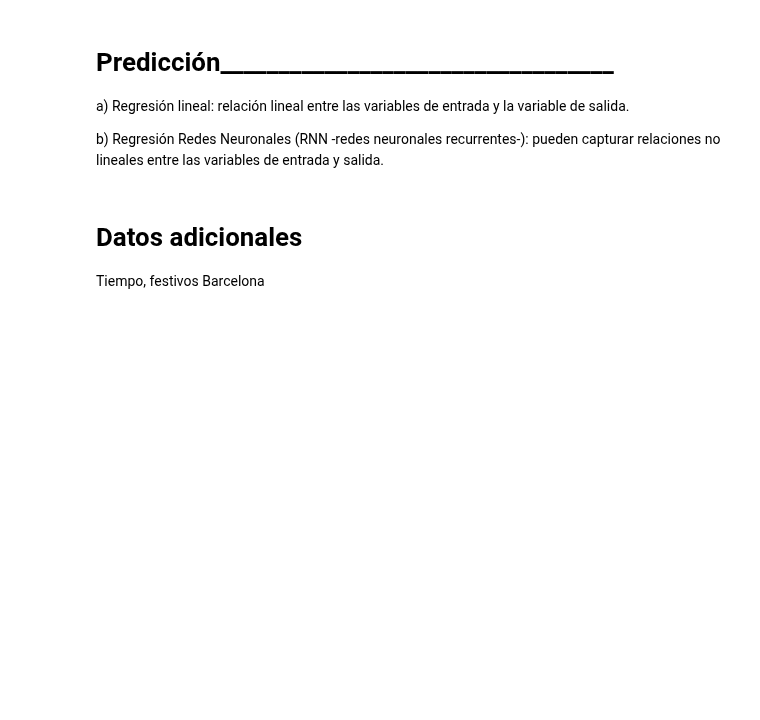
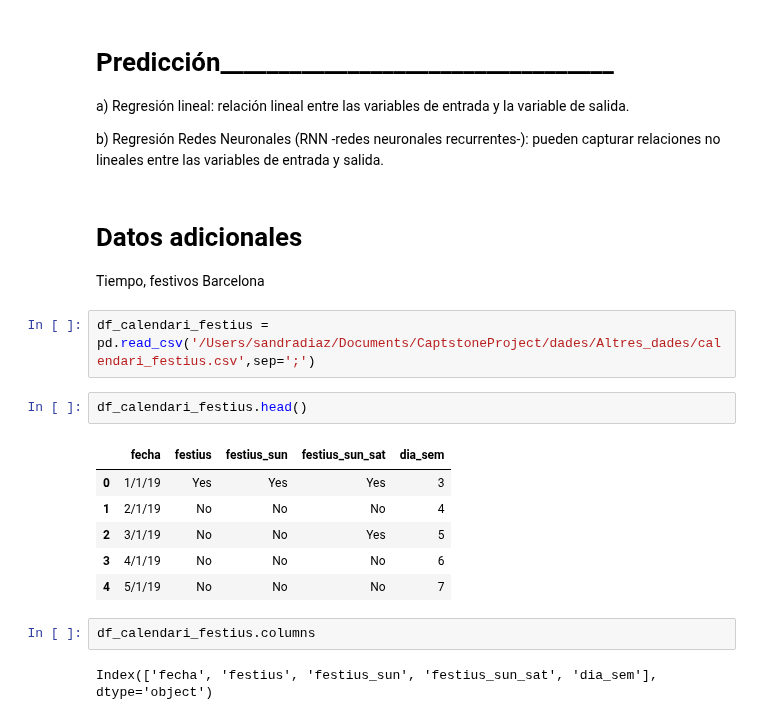
Before and after one commit to or1ol/CaptstoneProject, a Jupyter notebook: dades_complet_v1-1.ipynb, the cells around one changed output. Saved outputs shown, nothing was run; the diff lists cells and outputs as text; blank space fills up the shorter version.

```diff
--- a/dades_complet_v1-1.ipynb
+++ b/dades_complet_v1-1.ipynb
@@ -219,3 +322,18 @@ b) Regresión Redes Neuronales (RNN -redes neuronales recurrentes-): pueden capt
 # %% [markdown]
 # Datos adicionales
 Tiempo, festivos Barcelona
+# %%
+df_calendari_festius = pd.read_csv('/Users/sandradiaz/Documents/CaptstoneProject/dades/Altres_dades/calendari_festius.csv',sep=';')
+# %%
+df_calendari_festius.head()
+# %% [output]
+|  | fecha | festius | festius_sun | festius_sun_sat | dia_sem |
+| 0 | 1/1/19 | Yes | Yes | Yes | 3 |
+| 1 | 2/1/19 | No | No | No | 4 |
+| 2 | 3/1/19 | No | No | Yes | 5 |
+| 3 | 4/1/19 | No | No | No | 6 |
+| 4 | 5/1/19 | No | No | No | 7 |
+# %%
+df_calendari_festius.columns
+# %% [output]
+Index(['fecha', 'festius', 'festius_sun', 'festius_sun_sat', 'dia_sem'], dtype='object')
```
Also changed, not shown: parts of 29 cells of this notebook, 2 other files.
